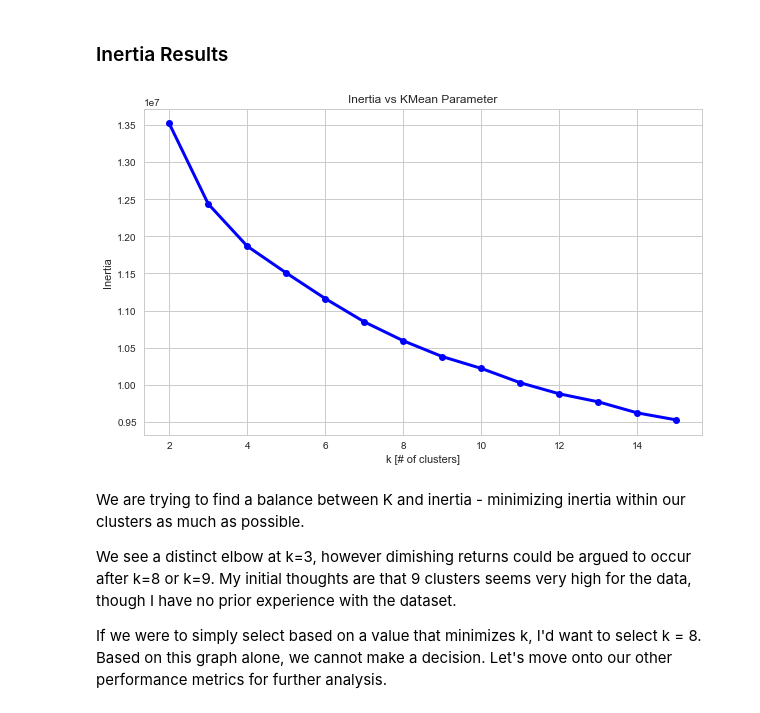
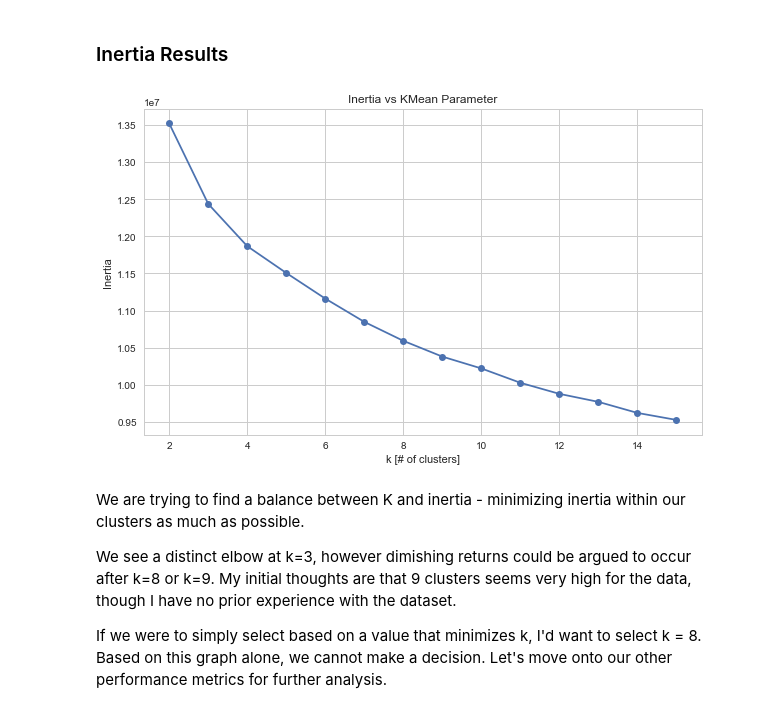
Before and after one commit to mrjgamble/K2DataScience, a Jupyter notebook: Projects/project3-recommender/notebooks/02-instacart-clustering-aisles.ipynb, the cells around one changed output. Drawn from its saved outputs; the diff is of its cells as text; code cells hidden in the pictures.

Commit message:
Completed clustering analysis

```diff
--- a/Projects/project3-recommender/notebooks/02-instacart-clustering-aisles.ipynb
+++ b/Projects/project3-recommender/notebooks/02-instacart-clustering-aisles.ipynb
@@ -99,0 +92,3 @@ PCA(copy=True, iterated_power='auto', n_components=None, random_state=None,
+# %%
+# fit the dataset
+dim_pipe.fit(ph_crosstab)
@@ -123,7 +123,7 @@ plt.show()
 [figure]
 # %%
 # find cumulative sum of explained variance
-ev_cumsum = pca_full.explained_variance_ratio_.cumsum()
+ev_cumsum = dim_pipe.named_steps['pca'].explained_variance_ratio_.cumsum()
 
 # find out how many components we need to expain different levels of variance
 for i in np.arange(0.5, 0.9, 0.05):
@@ -153,9 +153,10 @@ for i in np.arange(0.9, 1.01, 0.01):
 1.00: 134
 # %% [markdown]
 Examining the components, we find that we can explain 99% of the data using 102 components.  We will recreate our PCA specifying 102 components before transforming our original dataset.
+# %%
+# create pipeline with defined n_components for PCA
+dim_pipe = Pipeline([('scaler', RobustScaler()),
+            ('pca', PCA(n_components=102))])
 # %%
-# create a pca
-pca = PCA(n_components = 102)
-
 # fit & transform the data
-ph_crosstab_t = pca.fit_transform(ph_crosstab_scaled)
+ph_crosstab_t = dim_pipe.fit_transform(ph_crosstab)
@@ -262,20 +247,20 @@ processing k=15
 # %%
 # Plot our results for inertia vs cluster size
 fig, ax = plt.subplots(figsize=(10,6))
 
 # plot results
-plt.plot(np.arange(2, clusters+1), inertias, 'o-', color='blue', linewidth=3)
+plt.plot(np.arange(2, clusters+1), inertias, 'o-')
 
 # set labels
 plt.xlabel('k [# of clusters]')
 plt.ylabel('Inertia')
 plt.title('Inertia vs KMean Parameter')
 
 plt.savefig('../reports/figures/kmeans_inertia.png')
 
 plt.show()
 # %% [output]
-[figure, old version]
+[figure, new version]
 # %% [markdown]
 We are trying to find a balance between K and inertia - minimizing inertia within our clusters as much as possible.
 
```
Also changed, not shown: parts of 82 cells of this notebook, 5 other files.
